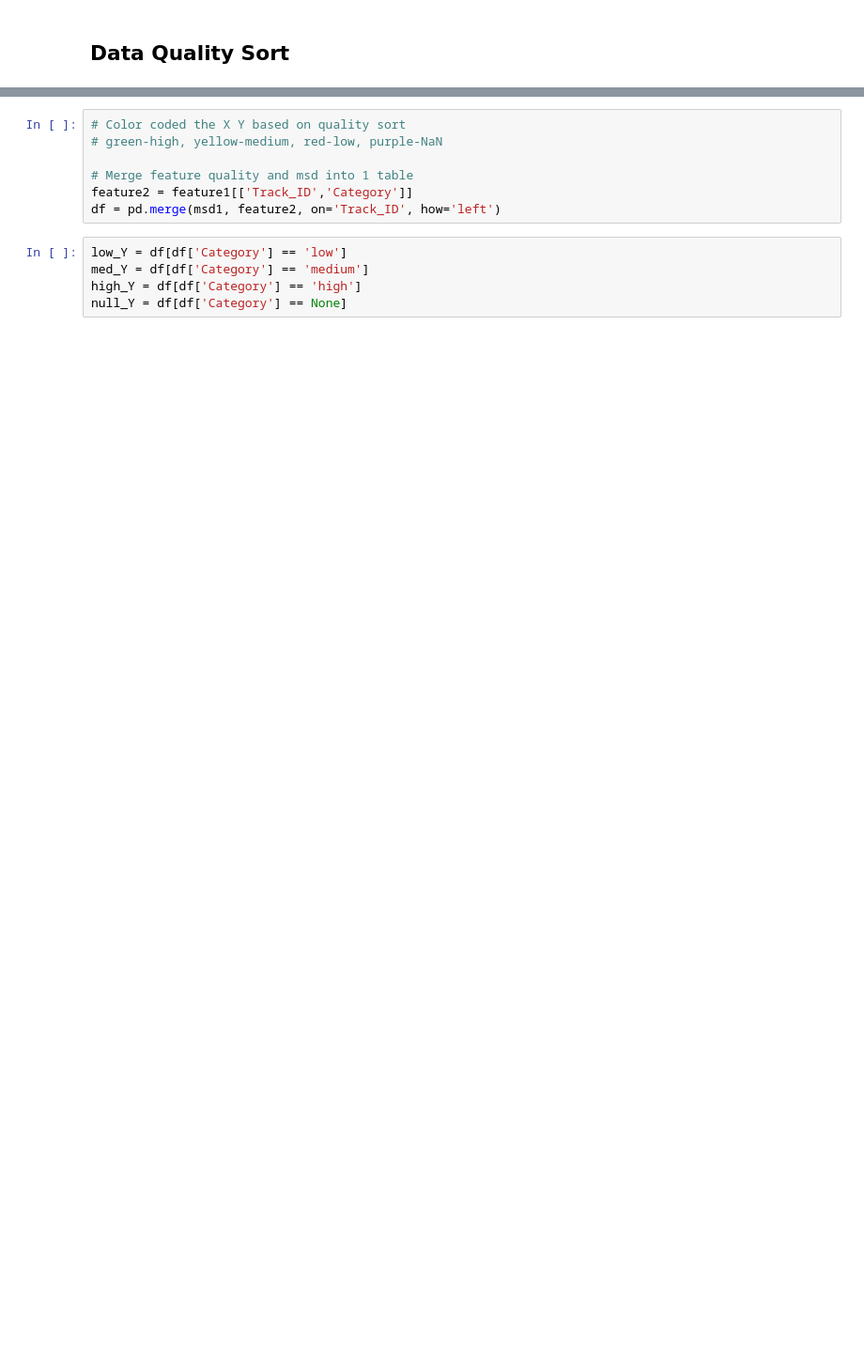
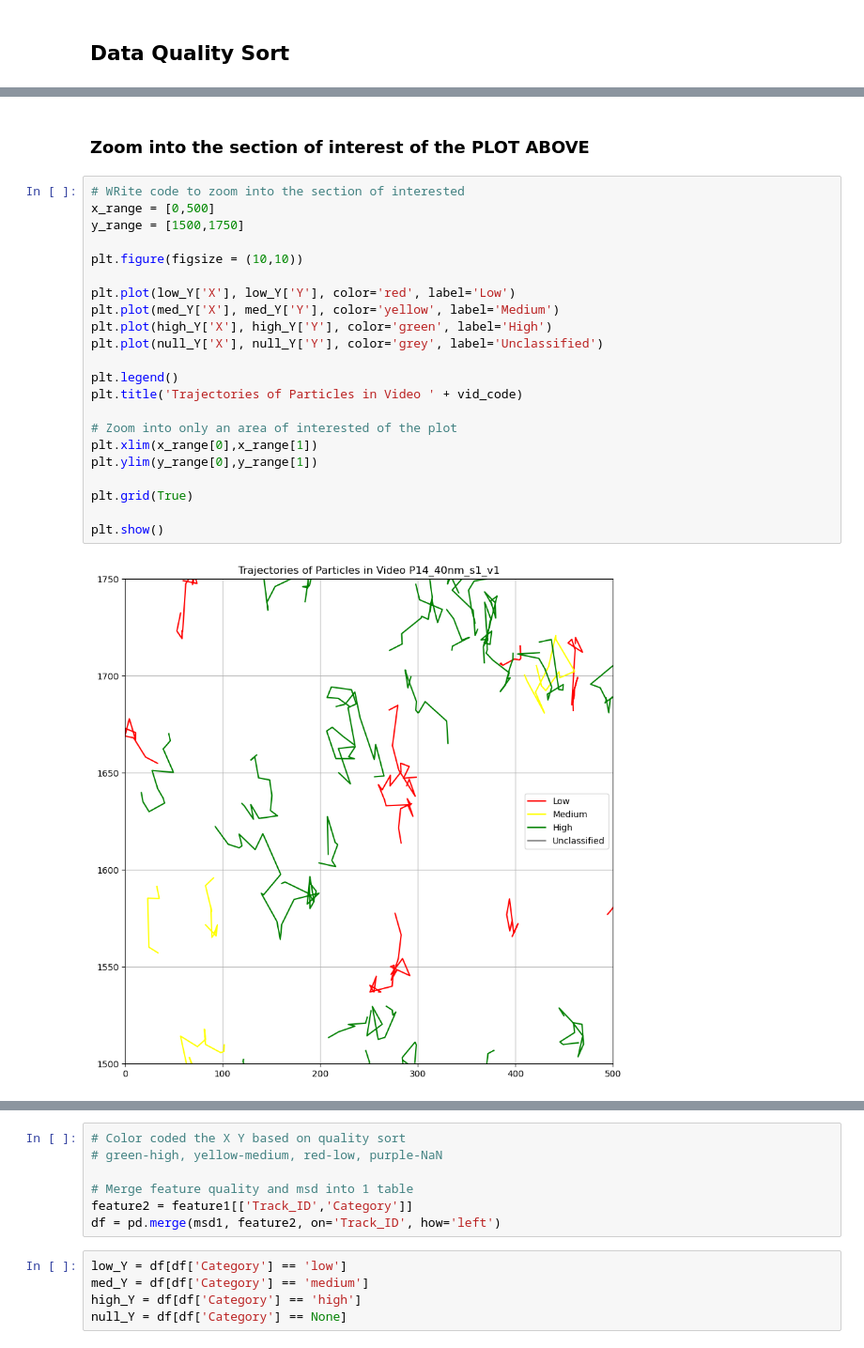
Before and after one commit to MPT-project-W24/mpt-statistical-testing, a Jupyter notebook: Workspaces/MPT_data_explore.ipynb, the cells around one changed output, grey strips where cells are left out. Shown at 94% size. Cells and saved outputs as stored; diff of their text form; blank space fills up the shorter version.

```diff
--- a/Workspaces/MPT_data_explore.ipynb
+++ b/Workspaces/MPT_data_explore.ipynb
@@ -191,0 +285,26 @@ video_quality_map(feature_path, msd_path, json_path, vid_code)
+# %% [markdown]
+### Zoom into the section of interest of the PLOT ABOVE
+# %%
+# WRite code to zoom into the section of interested
+x_range = [0,500]
+y_range = [1500,1750]
+
+plt.figure(figsize = (10,10))
+
+plt.plot(low_Y['X'], low_Y['Y'], color='red', label='Low')
+plt.plot(med_Y['X'], med_Y['Y'], color='yellow', label='Medium')
+plt.plot(high_Y['X'], high_Y['Y'], color='green', label='High')
+plt.plot(null_Y['X'], null_Y['Y'], color='grey', label='Unclassified')
+
+plt.legend()
+plt.title('Trajectories of Particles in Video ' + vid_code)
+
+# Zoom into only an area of interested of the plot
+plt.xlim(x_range[0],x_range[1])
+plt.ylim(y_range[0],y_range[1])
+
+plt.grid(True)
+
+plt.show()
+# %% [output]
+[figure, added]
```
Also changed, not shown: parts of 76 cells of this notebook.
